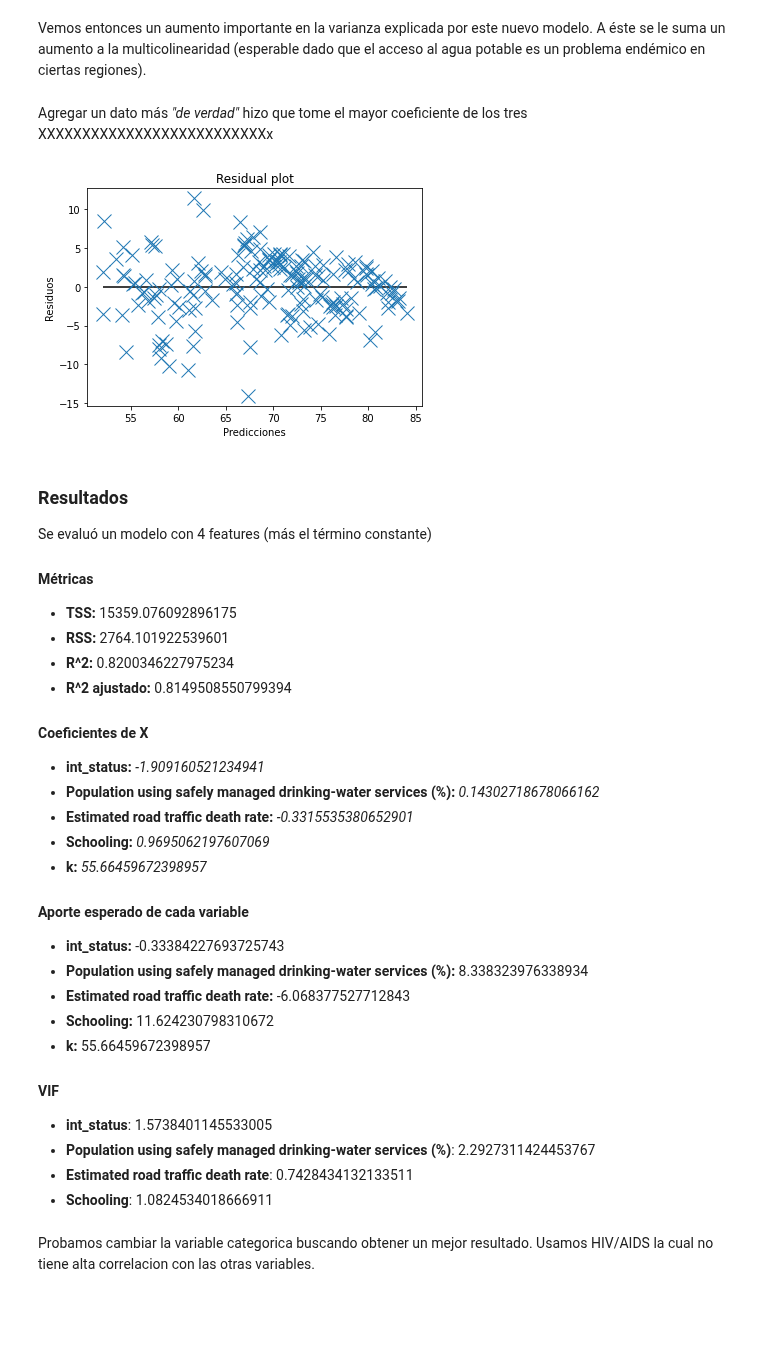
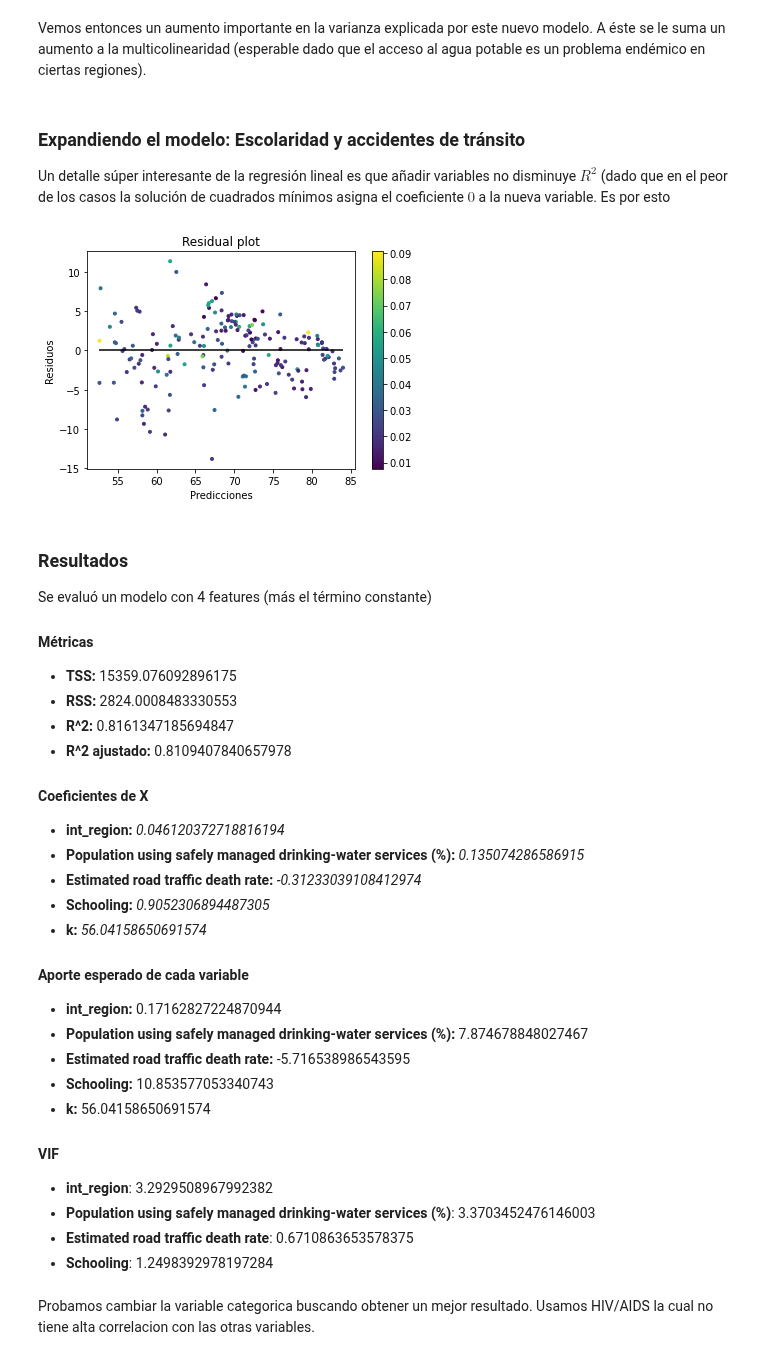
Before and after one commit to iglosiggio/metnum-tp3, a Jupyter notebook: notebooks/modelos-de-regresion-reentrega.ipynb, the cells around one changed output. Drawn from its saved outputs; the diff is of its cells as text; code cells hidden in the pictures; blank space fills up the shorter version.

Commit message:
regresión: Agregado leverage pero usando color en luar de tamaño

```diff
--- a/notebooks/modelos-de-regresion-reentrega.ipynb
+++ b/notebooks/modelos-de-regresion-reentrega.ipynb
@@ -52,13 +52,19 @@ def R2(RSS, TSS):
 def R2_ajustado(R2, N, p):
     return 1 - (1 - R2)*(N - 1)/(N - p - 1)
 
+def leverage(X):
+    X = np.array(X)
+    return np.diag(X @ np.linalg.inv((X.T @ X)) @ X.T)
+
 def residual_plot(A, X, B):
+    leverage_score = leverage(A)
     predicted = A @ X
     residual = B - predicted
-    plt.plot(predicted, residual, 'x', markersize=14)
+    plt.scatter(predicted, residual, s=9, c=leverage_score)
     plt.xlabel("Predicciones")
     plt.ylabel("Residuos")
-    plt.hlines(0, xmin=min(predicted), xmax=max(predicted), )
+    plt.hlines(0, xmin=min(predicted), xmax=max(predicted))
+    plt.colorbar()
     plt.title("Residual plot")
     return plt
 
@@ -112,9 +118,6 @@ def vif(M):
         r2 = R2(rss, tss)
         print(f'- **{column}**: {1/(1 - r2)}')
 
-def leverage(X):
-    return np.diag(X @ np.linalg.inv((X.T @ X)) @ X.T)
-
 df = pd.read_csv('../data/dataset-completado.csv')
 df.columns
 # %% [output]
@@ -214,36 +217,38 @@ Se evaluó un modelo con 3 features (más el término constante)
 - **Population using safely managed drinking-water services (%)**: 2.713998982971346
 # %% [markdown]
 Vemos entonces un aumento importante en la varianza explicada por este nuevo modelo. A éste se le suma un aumento a la multicolinearidad (esperable dado que el acceso al agua potable es un problema endémico en ciertas regiones).
-# %% [markdown]
-Agregar un dato más _"de verdad"_ hizo que tome el mayor coeficiente de los tres XXXXXXXXXXXXXXXXXXXXXXXXXXx
+# %% [markdown]
+### Expandiendo el modelo: Escolaridad y accidentes de tránsito
+
+Un detalle súper interesante de la regresión lineal es que añadir variables no disminuye $R^2$ (dado que en el peor de los casos la solución de cuadrados mínimos asigna el coeficiente $0$ a la nueva variable. Es por esto
 # %%
-probar_modelo(df[['int_status', 'Population using safely managed drinking-water services (%)', 'Estimated road traffic death rate', 'Schooling']])
+probar_modelo(df[['int_region', 'Population using safely managed drinking-water services (%)', 'Estimated road traffic death rate', 'Schooling']])
 # %% [output]
-[figure, old version]
+[figure, new version]
 ### Resultados
 Se evaluó un modelo con 4 features (más el término constante)
 #### Métricas
 - **TSS:** 15359.076092896175
-- **RSS:** 2764.101922539601
-- **R^2:** 0.8200346227975234
-- **R^2 ajustado:** 0.8149508550799394
+- **RSS:** 2824.0008483330553
+- **R^2:** 0.8161347185694847
+- **R^2 ajustado:** 0.8109407840657978
 #### Coeficientes de X
-- **int_status:** _-1.909160521234941_
-- **Population using safely managed drinking-water services (%):** _0.14302718678066162_
-- **Estimated road traffic death rate:** _-0.3315535380652901_
-- **Schooling:** _0.9695062197607069_
-- **k:** _55.66459672398957_
+- **int_region:** _0.046120372718816194_
+- **Population using safely managed drinking-water services (%):** _0.135074286586915_
+- **Estimated road traffic death rate:** _-0.31233039108412974_
+- **Schooling:** _0.9052306894487305_
+- **k:** _56.04158650691574_
 #### Aporte esperado de cada variable
-- **int_status:** -0.33384227693725743
-- **Population using safely managed drinking-water services (%):** 8.338323976338934
-- **Estimated road traffic death rate:** -6.068377527712843
-- **Schooling:** 11.624230798310672
-- **k:** 55.66459672398957
+- **int_region:** 0.17162827224870944
+- **Population using safely managed drinking-water services (%):** 7.874678848027467
+- **Estimated road traffic death rate:** -5.716538986543595
+- **Schooling:** 10.853577053340743
+- **k:** 56.04158650691574
 #### VIF
-- **int_status**: 1.5738401145533005
-- **Population using safely managed drinking-water services (%)**: 2.2927311424453767
-- **Estimated road traffic death rate**: 0.7428434132133511
-- **Schooling**: 1.0824534018666911
+- **int_region**: 3.2929508967992382
+- **Population using safely managed drinking-water services (%)**: 3.3703452476146003
+- **Estimated road traffic death rate**: 0.6710863653578375
+- **Schooling**: 1.2498392978197284
 # %% [markdown]
 Probamos cambiar la variable categorica buscando obtener un mejor resultado.
 Usamos HIV/AIDS la cual no tiene alta correlacion con las otras variables.
```
Also changed, not shown: parts of 7 cells of this notebook, 2 other files.
